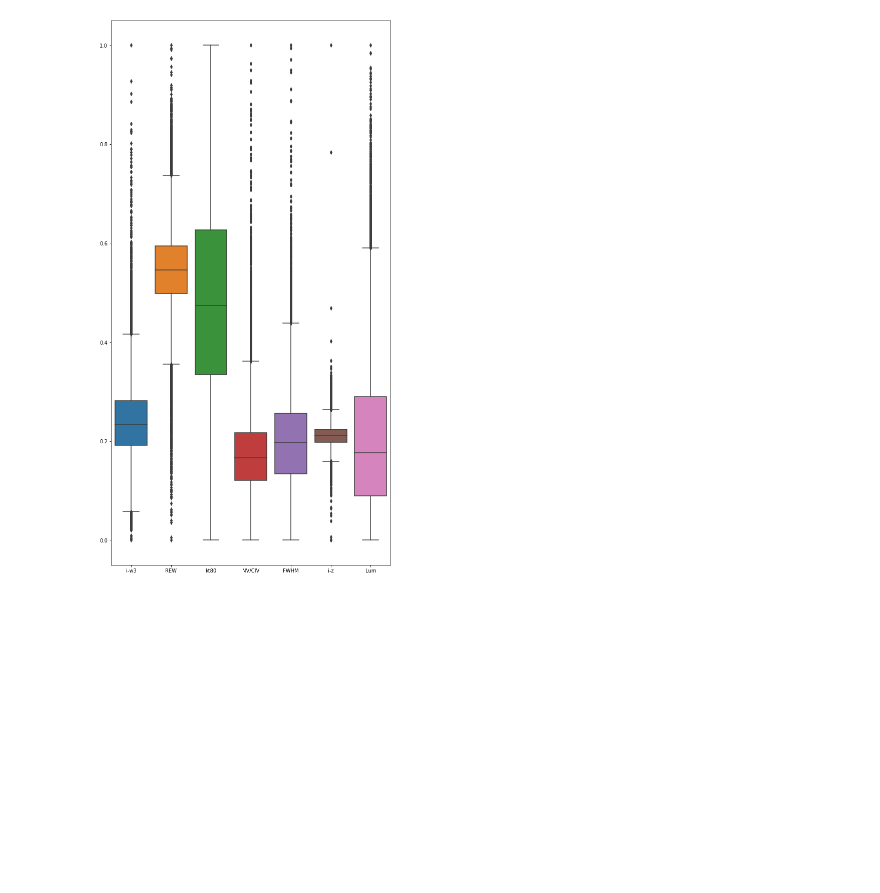
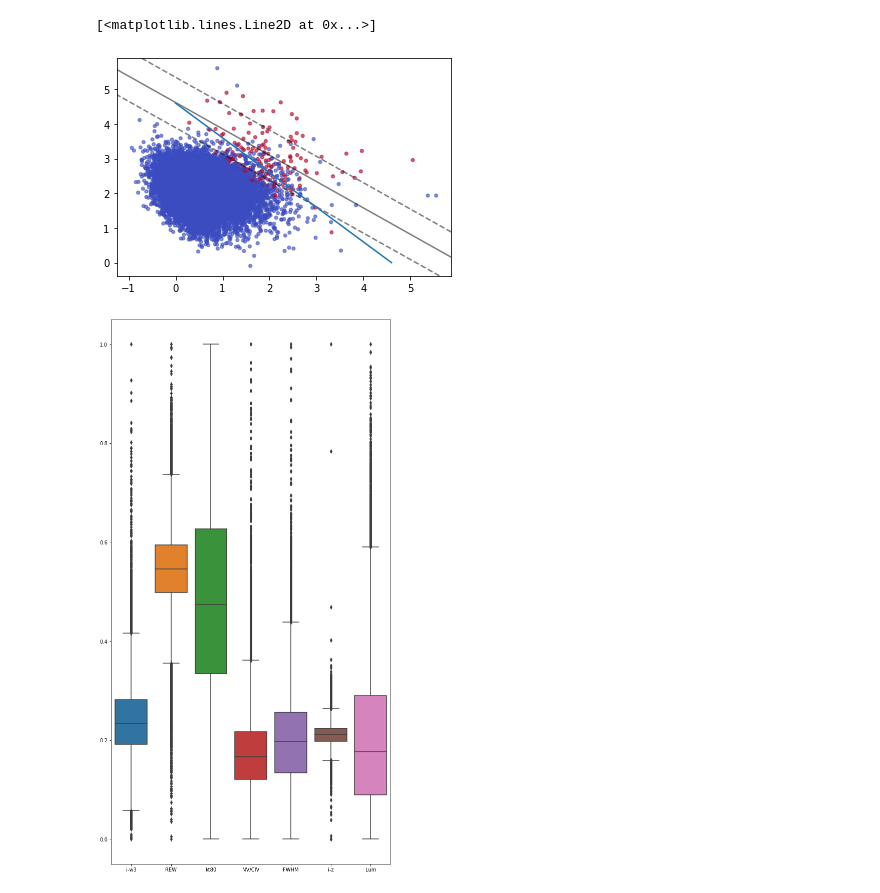
Before and after one commit to rezamonadi/ExtemelyRedQuasars, a Jupyter notebook: Stat/ReggressionBootStrap.ipynb, the cells around one changed output. Drawn from its saved outputs; the diff is of its cells as text; code cells hidden in the pictures; blank space fills up the shorter version.

```diff
--- a/Stat/ReggressionBootStrap.ipynb
+++ b/Stat/ReggressionBootStrap.ipynb
@@ -43,2 +76,45 @@ sum(frat==-1)
+# %%
+from sklearn.svm import SVC # "Support vector classifier"
+import matplotlib.pyplot as plt
+model = SVC(kernel='linear', C=1)
+mask1 = (iw1_L>-10) & (w1w3_L>-10)
+X = np.array(list(zip(iw1_L[mask1], w1w3_L[mask1])))
+y =  (rew_L[mask1]>80) & (iw3_L[mask1]>4)
+
+
+model.fit(X,y)
+def plot_svc_decision_function(model, ax=None, plot_support=True):
+    """Plot the decision function for a 2D SVC"""
+    if ax is None:
+        ax = plt.gca()
+    xlim = ax.get_xlim()
+    ylim = ax.get_ylim()
+
+    # create grid to evaluate model
+    x = np.linspace(xlim[0], xlim[1], 30)
+    y = np.linspace(ylim[0], ylim[1], 30)
+    Y, X = np.meshgrid(y, x)
+    xy = np.vstack([X.ravel(), Y.ravel()]).T
+    P = model.decision_function(xy).reshape(X.shape)
+
+    # plot decision boundary and margins
+    ax.contour(X, Y, P, colors='k',
+               levels=[-1, 0, 1], alpha=0.5,
+               linestyles=['--', '-', '--'])
+
+    # plot support vectors
+    if plot_support:
+        ax.scatter(model.support_vectors_[:, 0],
+                   model.support_vectors_[:, 1],
+                   s=300, linewidth=1, facecolors='none');
+    ax.set_xlim(xlim)
+    ax.set_ylim(ylim)
+# %%
+plt.scatter(X[:,0], X[:,1], c=y, s=10, cmap='coolwarm', alpha=0.6)
+plot_svc_decision_function(model)
+plt.plot([4.6,0],[0,4.6])
+# %% [output]
+[<matplotlib.lines.Line2D at 0x...>]
+[figure, added]
 # %%
 #  ERQ sample
```
Also changed, not shown: parts of 22 cells of this notebook, 10 other files.
